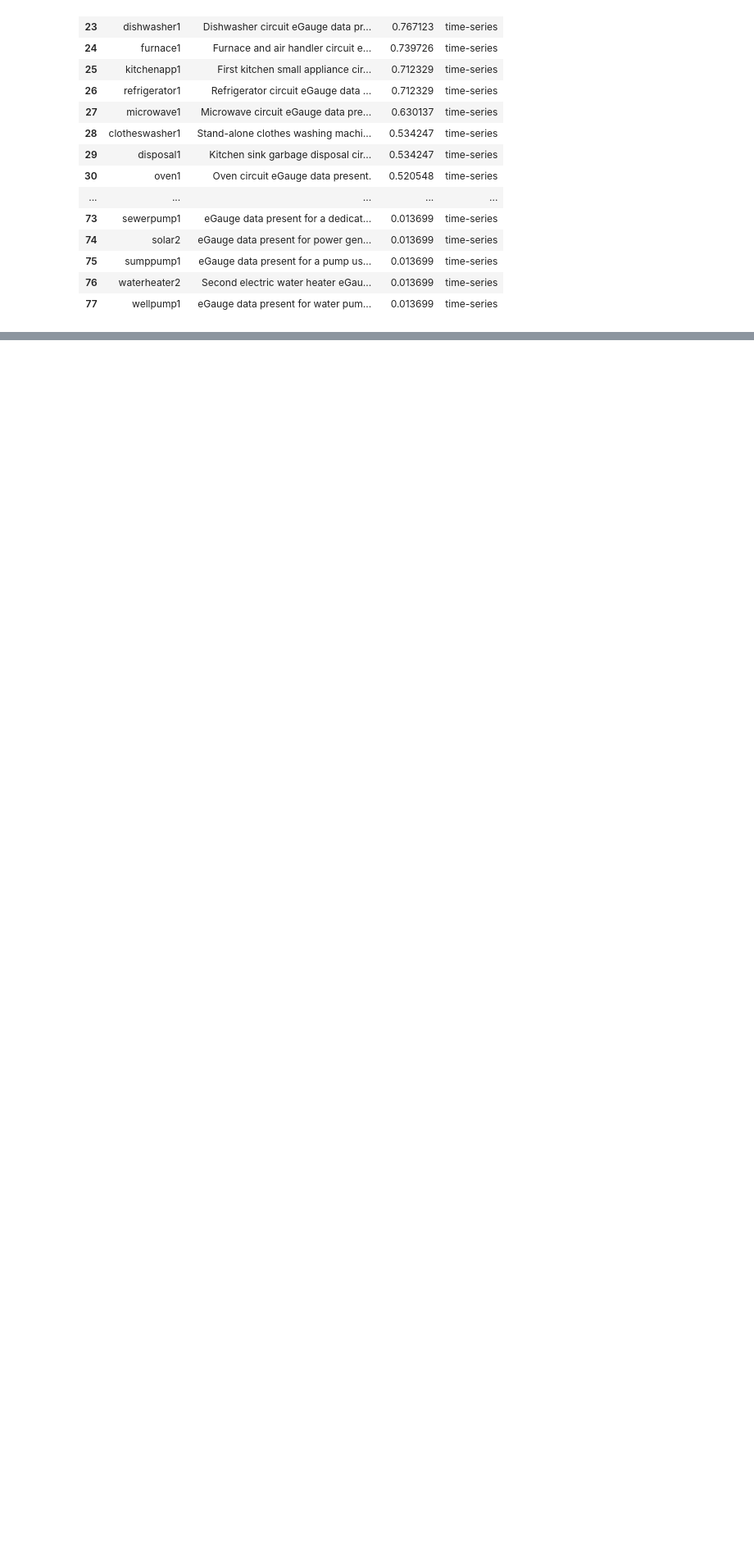
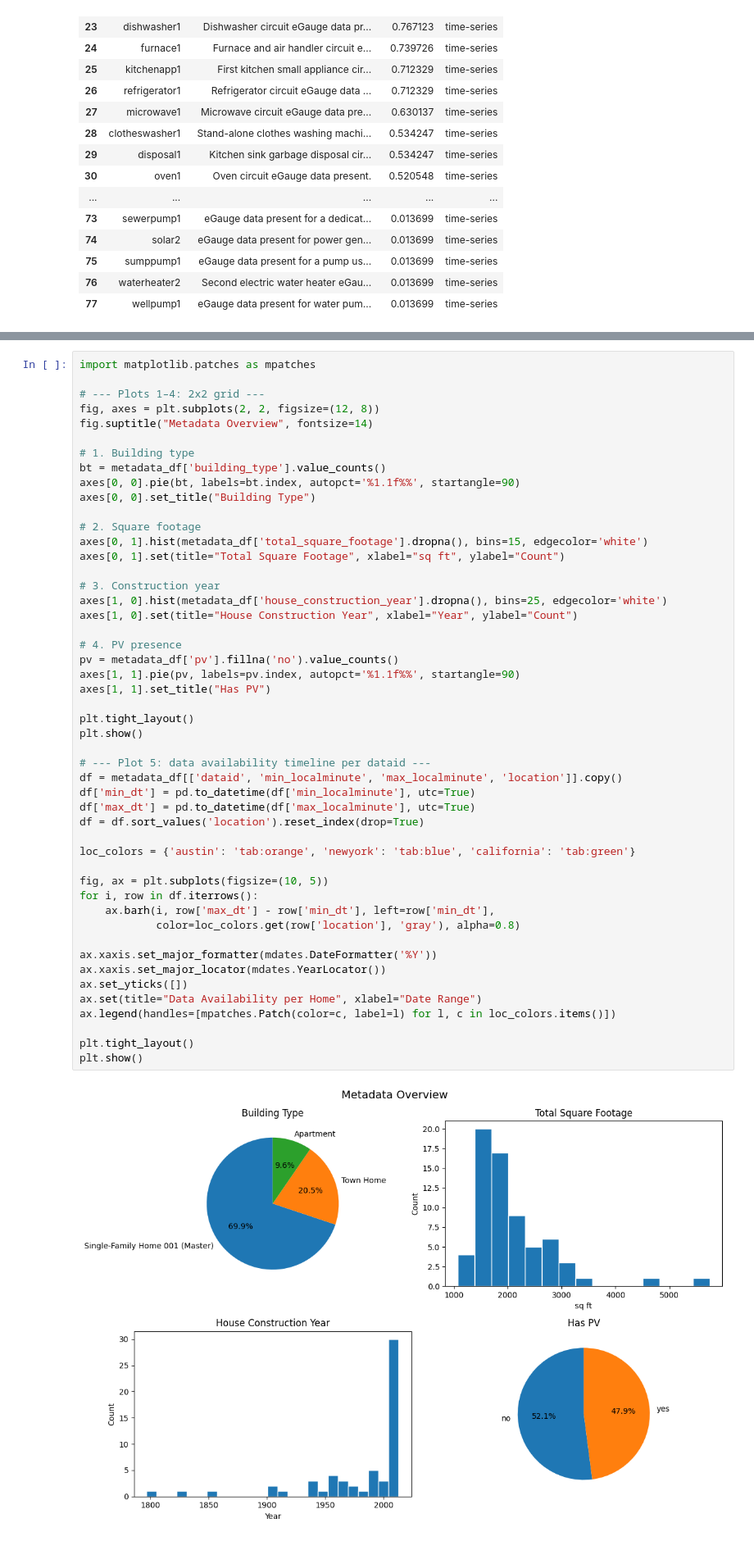
Before and after one commit to jackellishsieh/residential-power-forecasting, a Jupyter notebook: notebooks/jack/jack-pecan-eda.ipynb, the cells around one changed output, grey strips where cells are left out. Shown at 82% size. Saved outputs shown, nothing was run; the diff lists cells and outputs as text; blank space fills up the shorter version.

Commit message:
Add metadata plots

```diff
--- a/notebooks/jack/jack-pecan-eda.ipynb
+++ b/notebooks/jack/jack-pecan-eda.ipynb
@@ -221,0 +224,51 @@ display(description_df[description_df["type"] == "time-series"])
+# %%
+import matplotlib.patches as mpatches
+
+# --- Plots 1–4: 2x2 grid ---
+fig, axes = plt.subplots(2, 2, figsize=(12, 8))
+fig.suptitle("Metadata Overview", fontsize=14)
+
+# 1. Building type
+bt = metadata_df['building_type'].value_counts()
+axes[0, 0].pie(bt, labels=bt.index, autopct='%1.1f%%', startangle=90)
+axes[0, 0].set_title("Building Type")
+
+# 2. Square footage
+axes[0, 1].hist(metadata_df['total_square_footage'].dropna(), bins=15, edgecolor='white')
+axes[0, 1].set(title="Total Square Footage", xlabel="sq ft", ylabel="Count")
+
+# 3. Construction year
+axes[1, 0].hist(metadata_df['house_construction_year'].dropna(), bins=25, edgecolor='white')
+axes[1, 0].set(title="House Construction Year", xlabel="Year", ylabel="Count")
+
+# 4. PV presence
+pv = metadata_df['pv'].fillna('no').value_counts()
+axes[1, 1].pie(pv, labels=pv.index, autopct='%1.1f%%', startangle=90)
+axes[1, 1].set_title("Has PV")
+
+plt.tight_layout()
+plt.show()
+
+# --- Plot 5: data availability timeline per dataid ---
+df = metadata_df[['dataid', 'min_localminute', 'max_localminute', 'location']].copy()
+df['min_dt'] = pd.to_datetime(df['min_localminute'], utc=True)
+df['max_dt'] = pd.to_datetime(df['max_localminute'], utc=True)
+df = df.sort_values('location').reset_index(drop=True)
+
+loc_colors = {'austin': 'tab:orange', 'newyork': 'tab:blue', 'california': 'tab:green'}
+
+fig, ax = plt.subplots(figsize=(10, 5))
+for i, row in df.iterrows():
+    ax.barh(i, row['max_dt'] - row['min_dt'], left=row['min_dt'],
+            color=loc_colors.get(row['location'], 'gray'), alpha=0.8)
+
+ax.xaxis.set_major_formatter(mdates.DateFormatter('%Y'))
+ax.xaxis.set_major_locator(mdates.YearLocator())
+ax.set_yticks([])
+ax.set(title="Data Availability per Home", xlabel="Date Range")
+ax.legend(handles=[mpatches.Patch(color=c, label=l) for l, c in loc_colors.items()])
+
+plt.tight_layout()
+plt.show()
+# %% [output]
+[figure, added]
```
Also changed, not shown: parts of 2 cells of this notebook.
